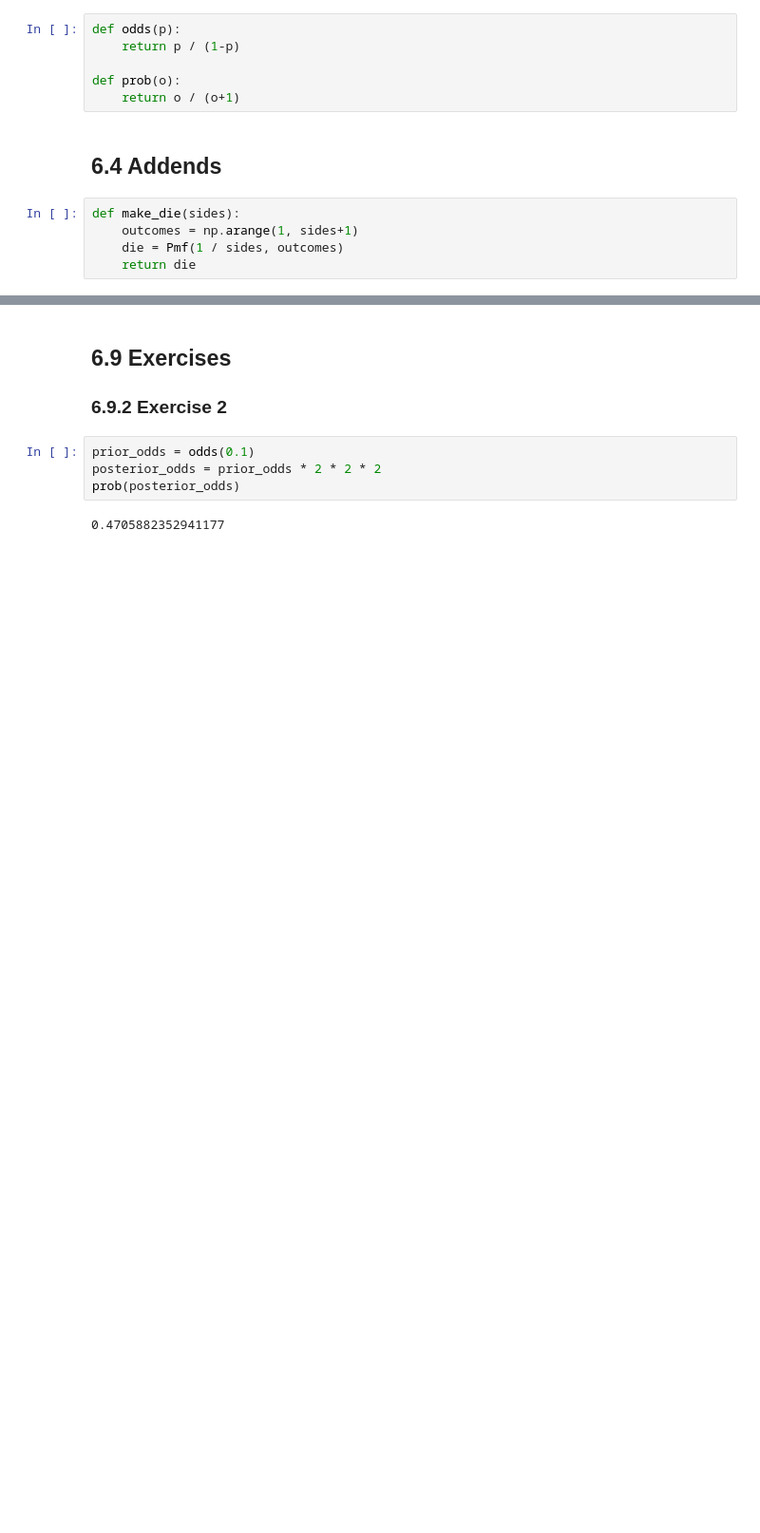
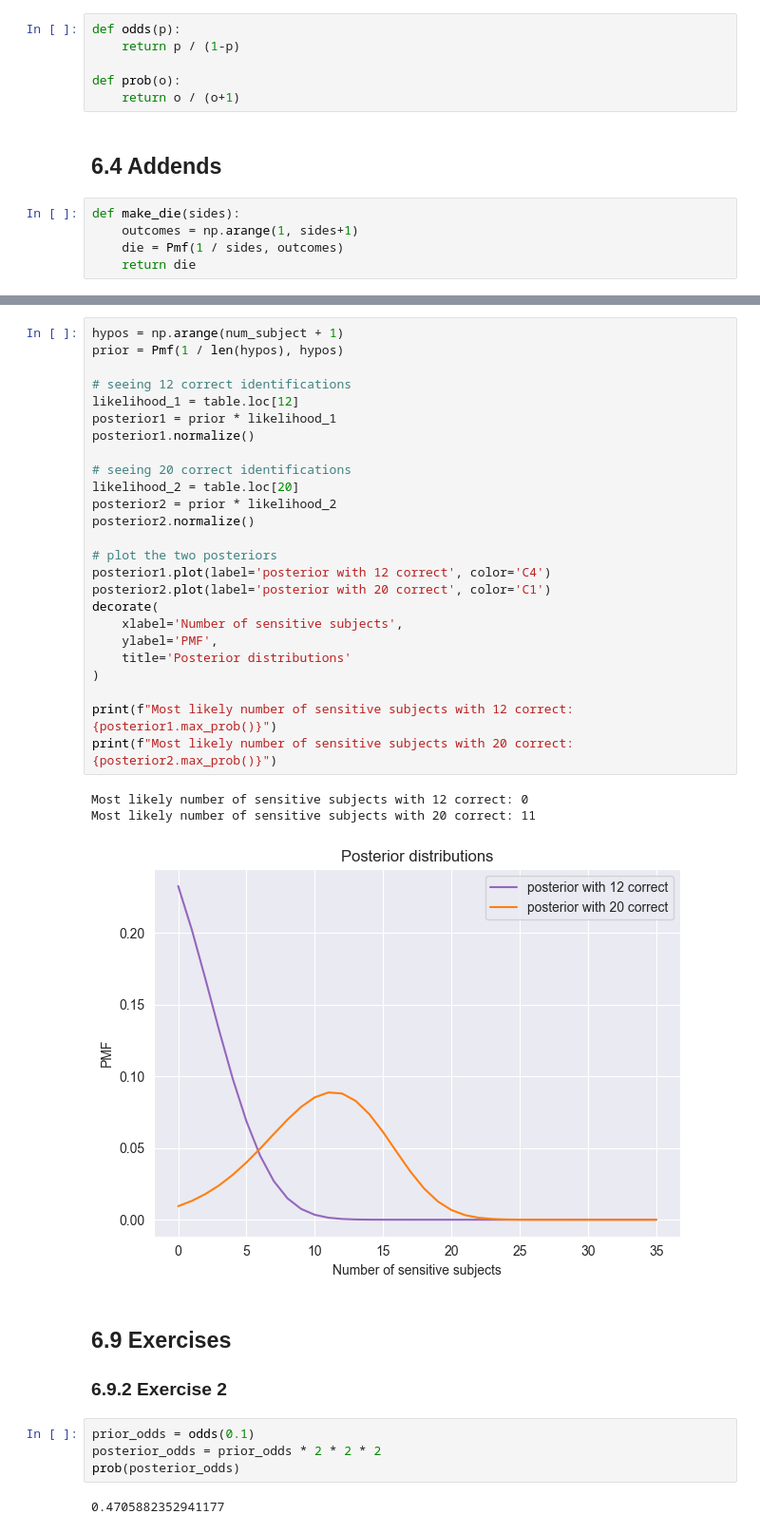
Before and after one commit to Xupeiyi/think-bayes, a Jupyter notebook: chapter6.ipynb, the cells around one changed output, grey strips where cells are left out. Shown at 95% size. Cells and saved outputs as stored; diff of their text form; blank space fills up the shorter version.

```diff
--- a/chapter6.ipynb
+++ b/chapter6.ipynb
@@ -19,3 +82,32 @@ def make_die(sides):
+# %%
+hypos = np.arange(num_subject + 1)
+prior = Pmf(1 / len(hypos), hypos)
+
+# seeing 12 correct identifications
+likelihood_1 = table.loc[12]
+posterior1 = prior * likelihood_1
+posterior1.normalize()
+
+# seeing 20 correct identifications
+likelihood_2 = table.loc[20]
+posterior2 = prior * likelihood_2
+posterior2.normalize()
+
+# plot the two posteriors
+posterior1.plot(label='posterior with 12 correct', color='C4')
+posterior2.plot(label='posterior with 20 correct', color='C1')
+decorate(
+    xlabel='Number of sensitive subjects',
+    ylabel='PMF',
+    title='Posterior distributions'
+)
+
+print(f"Most likely number of sensitive subjects with 12 correct: {posterior1.max_prob()}")
+print(f"Most likely number of sensitive subjects with 20 correct: {posterior2.max_prob()}")
+# %% [output]
+Most likely number of sensitive subjects with 12 correct: 0
+Most likely number of sensitive subjects with 20 correct: 11
+[figure, added]
 # %% [markdown]
 ## 6.9 Exercises
 ### 6.9.2 Exercise 2
```
Also changed, not shown: parts of 6 cells of this notebook.
